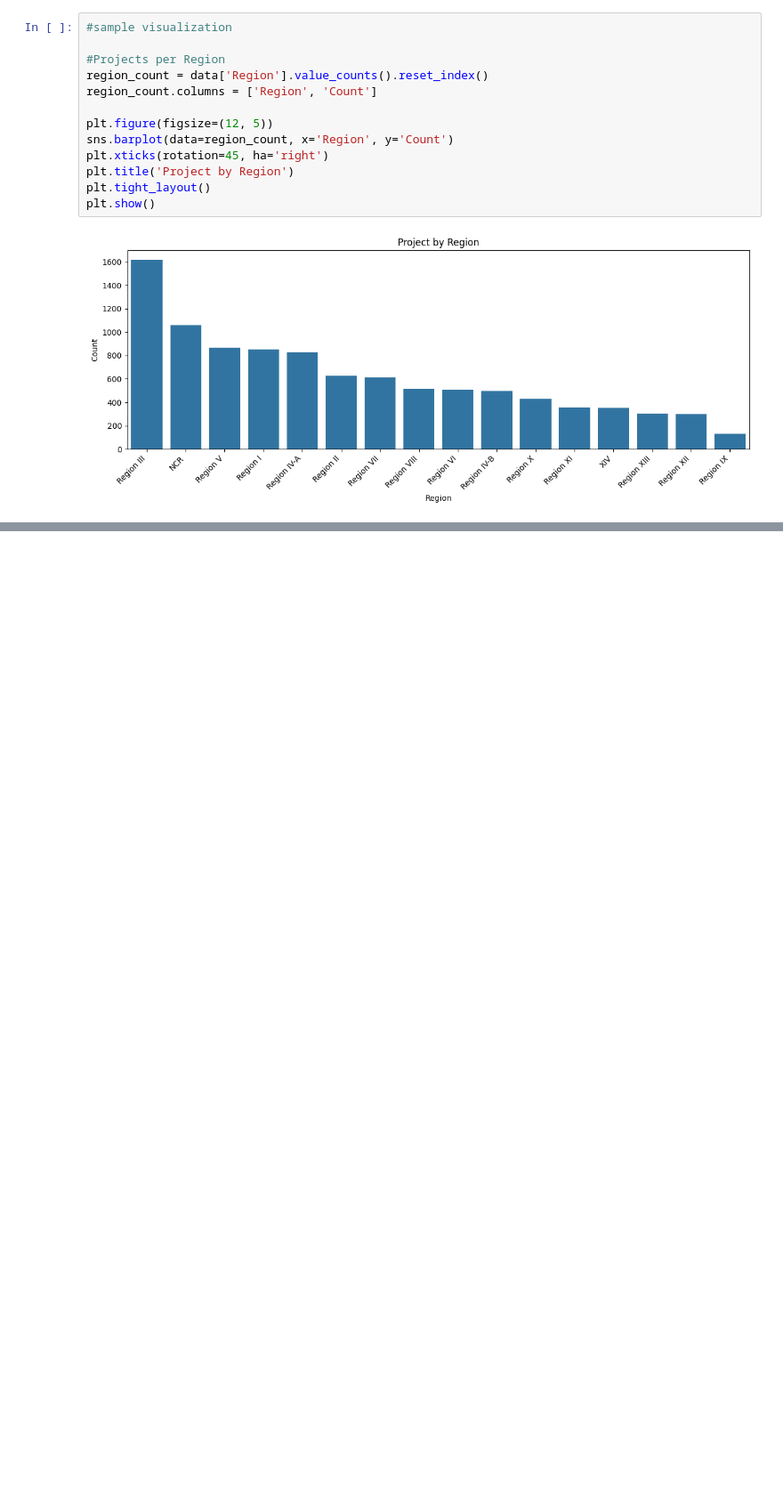
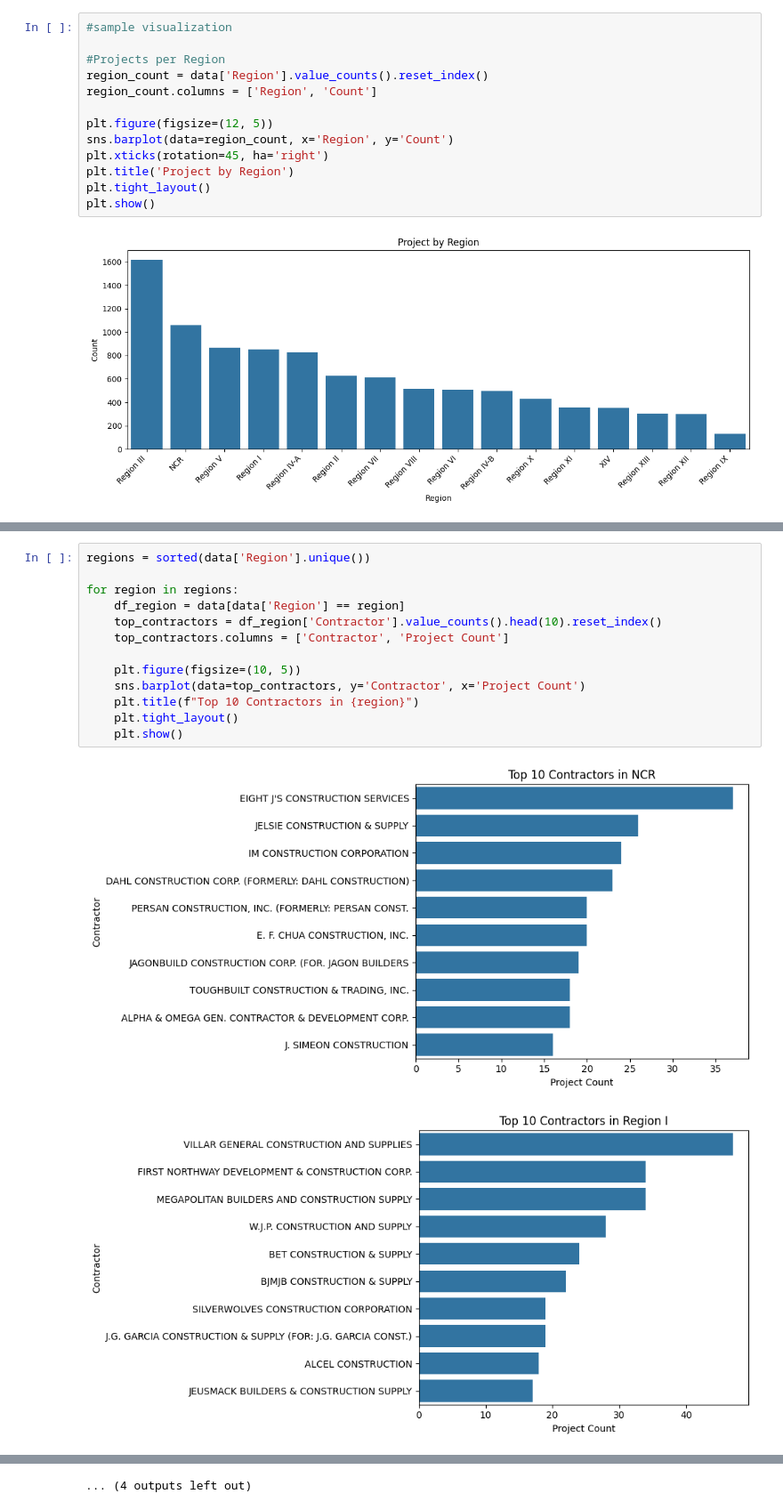
Before and after one commit to muhadma/DPWH-Flood-Control, a Jupyter notebook: main.ipynb, the cells around one changed output, grey strips where cells are left out. Shown at 89% size. Saved outputs shown, nothing was run; the diff lists cells and outputs as text; blank space fills up the shorter version.

```diff
--- a/main.ipynb
+++ b/main.ipynb
@@ -97,0 +111,16 @@ plt.show()
+# %%
+regions = sorted(data['Region'].unique())
+
+for region in regions:
+    df_region = data[data['Region'] == region]
+    top_contractors = df_region['Contractor'].value_counts().head(10).reset_index()
+    top_contractors.columns = ['Contractor', 'Project Count']
+
+    plt.figure(figsize=(10, 5))
+    sns.barplot(data=top_contractors, y='Contractor', x='Project Count')
+    plt.title(f"Top 10 Contractors in {region}")
+    plt.tight_layout()
+    plt.show()
+# %% [output]
+[figure, added]
+[figure, added]
@@ -97,0 +137 @@ plt.show()
+... (4 outputs left out)
```
Also changed, not shown: parts of 2 cells of this notebook.
